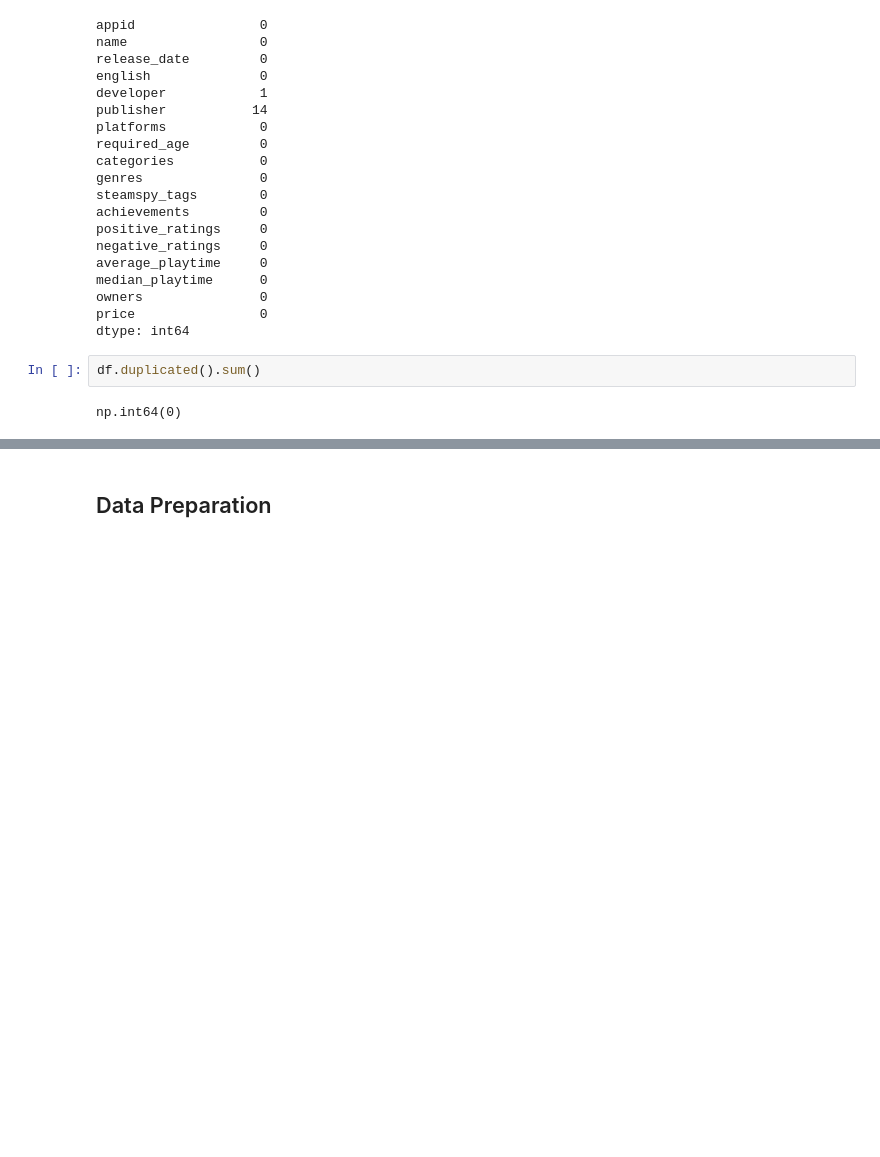
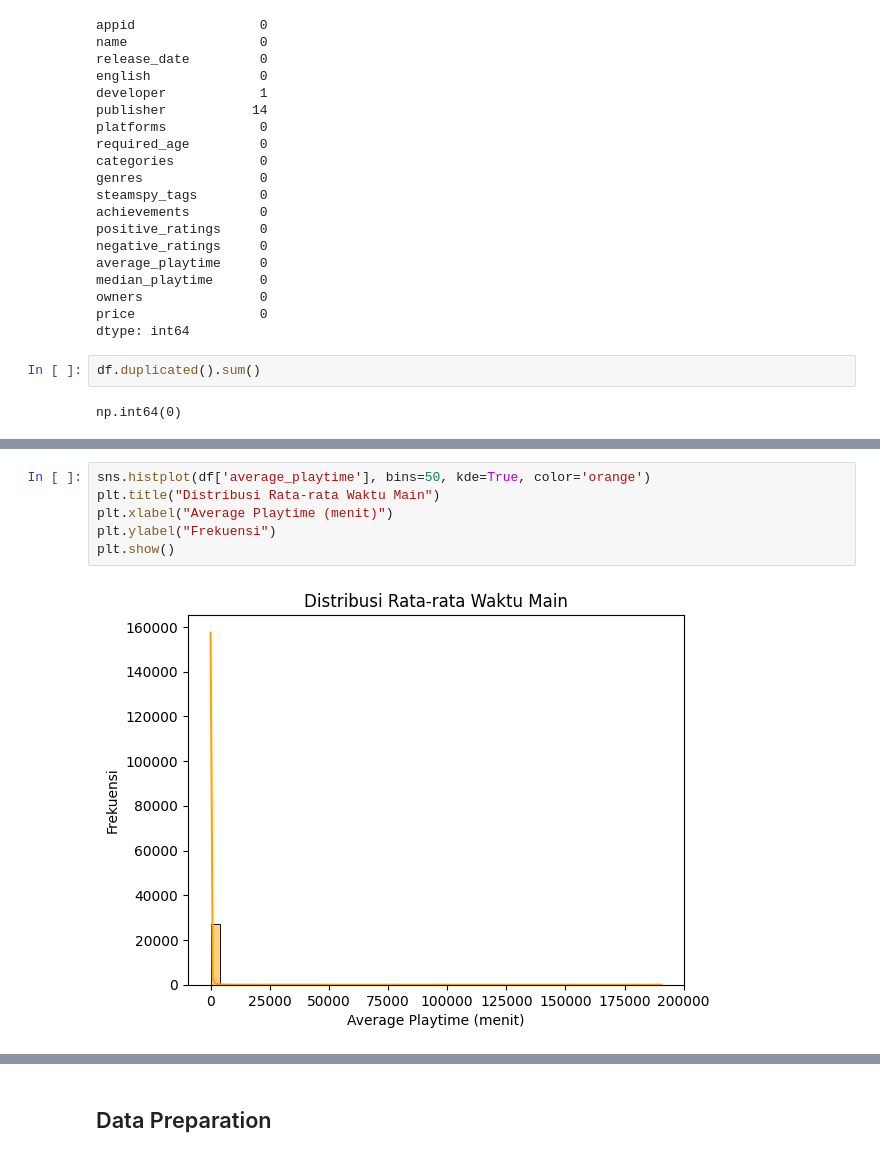
Before and after one commit to RizkyMlana/Recomendation-System-Project, a Jupyter notebook: notebooks/main.ipynb, the cells around one changed output, grey strips where cells are left out. Drawn from its saved outputs; the diff is of its cells as text; blank space fills up the shorter version.

```diff
--- a/notebooks/main.ipynb
+++ b/notebooks/main.ipynb
@@ -57,0 +94,8 @@ np.int64(0)
+# %%
+sns.histplot(df['average_playtime'], bins=50, kde=True, color='orange')
+plt.title("Distribusi Rata-rata Waktu Main")
+plt.xlabel("Average Playtime (menit)")
+plt.ylabel("Frekuensi")
+plt.show()
+# %% [output]
+[figure, added]
```
Also changed, not shown: parts of 19 cells of this notebook, 1 other file.
